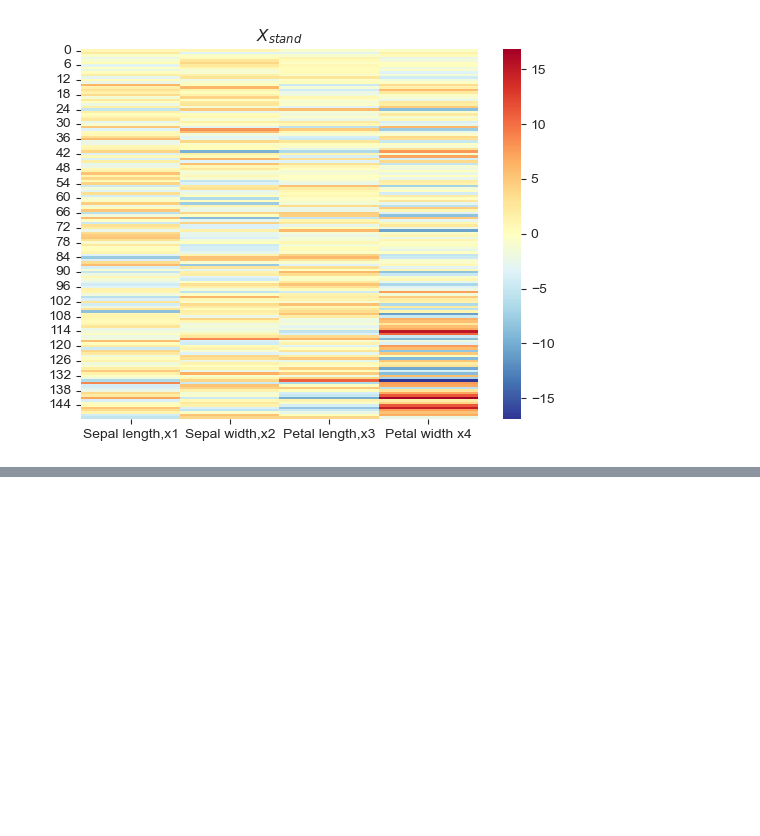
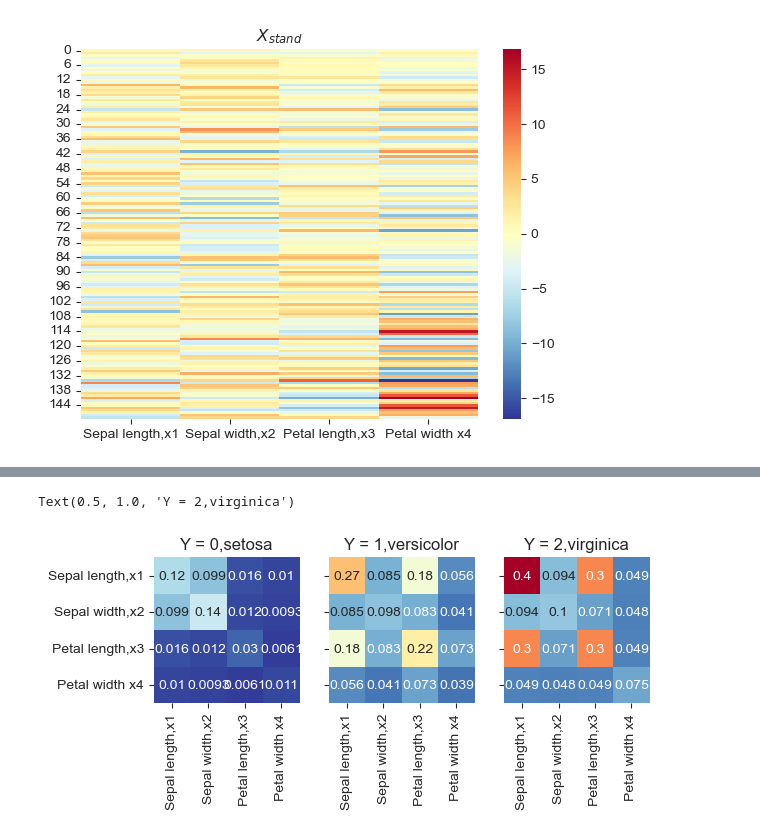
Before and after one commit to Arch-jyh/iris_books, a Jupyter notebook: book4/22.ipynb, the cells around one changed output, grey strips where cells are left out. Saved outputs shown, nothing was run; the diff lists cells and outputs as text; code cells hidden in the pictures; blank space fills up the shorter version.

```diff
--- a/book4/22.ipynb
+++ b/book4/22.ipynb
@@ -72,0 +105,19 @@ Text(0.5, 1.0, '$X_{stand}$')
+# %%
+f,(ax1,ax2,ax3) = plt.subplots(1,3,sharey = True)
+g1 = sns.heatmap(X_df[y == 0].cov(),cmap = 'RdYlBu_r',
+                 annot = True,cbar = False,ax = ax1,square = True,
+                 vmax = 0.4,vmin = 0)
+ax1.set_title('Y = 0,setosa')
+
+g2 = sns.heatmap(X_df[y == 1].cov(),cmap = 'RdYlBu_r',
+                 annot = True,cbar = False,ax = ax2,square = True,
+                 vmax = 0.4,vmin = 0)
+ax2.set_title('Y = 1,versicolor')
+
+g2 = sns.heatmap(X_df[y == 2].cov(),cmap = 'RdYlBu_r',
+                 annot = True,cbar = False,ax = ax3,square = True,
+                 vmax = 0.4,vmin = 0)
+ax3.set_title('Y = 2,virginica')
+# %% [output]
+Text(0.5, 1.0, 'Y = 2,virginica')
+[figure, added]
```
Also changed, not shown: parts of 7 cells of this notebook, 3 other files.
